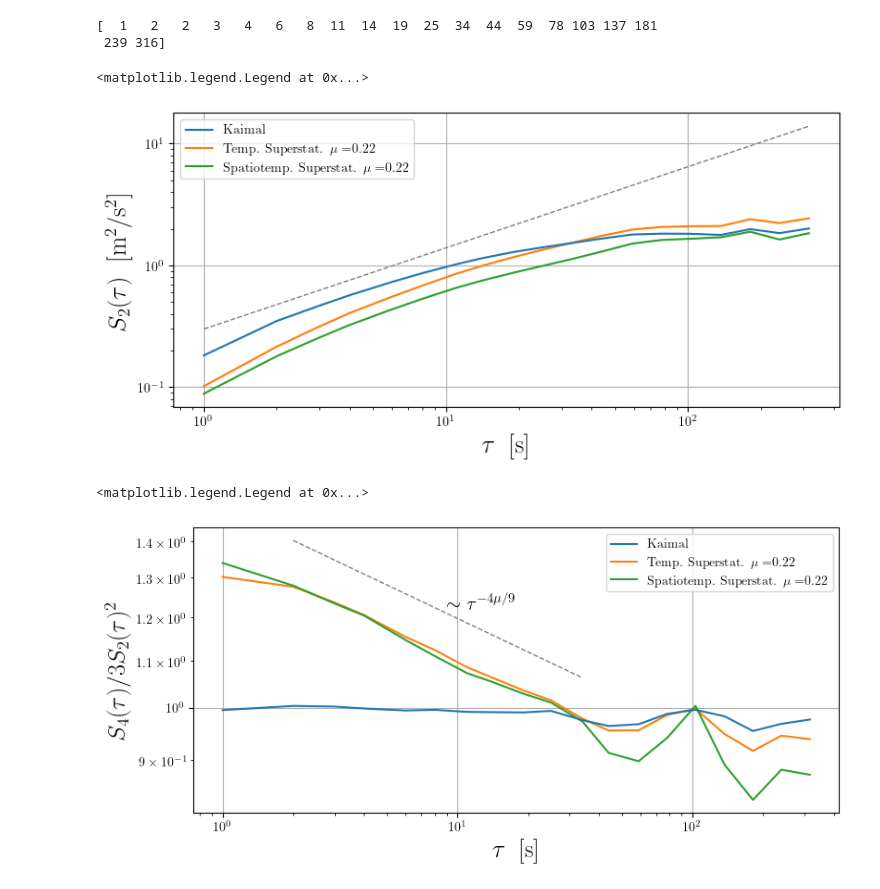
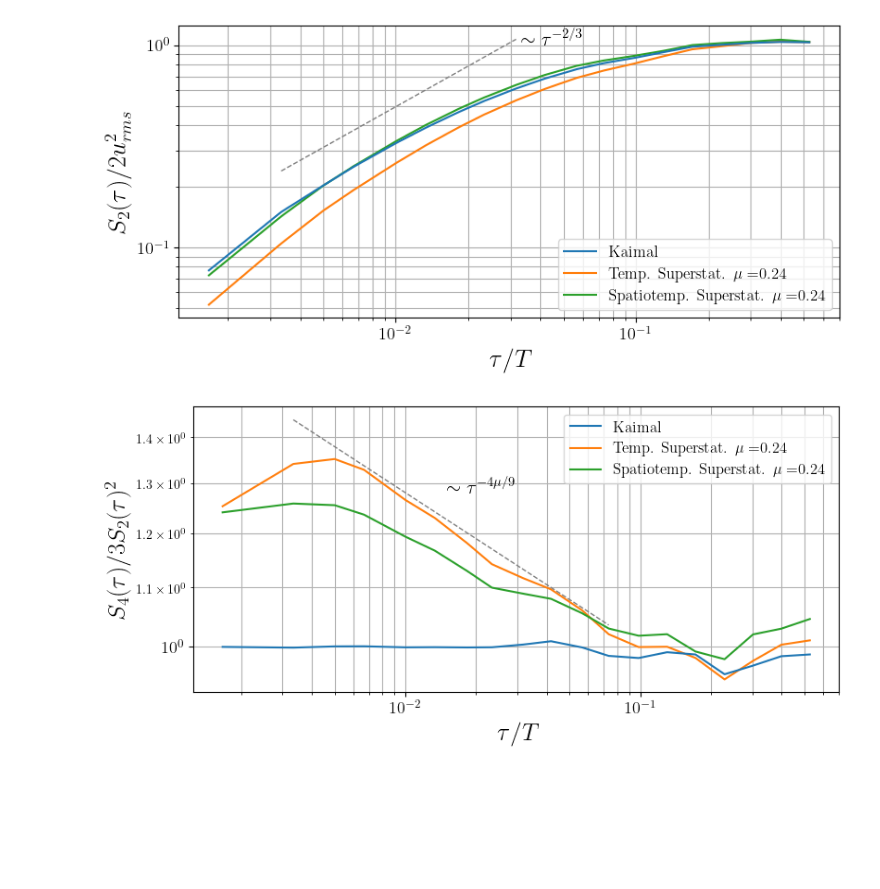
Before and after one commit to fiddir/pyforwind, a Jupyter notebook: examples/example_kaimal.ipynb, the cells around one changed output. Saved outputs shown, nothing was run; the diff lists cells and outputs as text; code cells hidden in the pictures; blank space fills up the shorter version.

```diff
--- a/examples/example_kaimal.ipynb
+++ b/examples/example_kaimal.ipynb
@@ -24,5 +15,4 @@ run ../pyforwind/pyforwind.py
 # %%
-N_T = 1024//2 # grid points in "temporal" direction
+N_T = 1024 # grid points in "temporal" direction
 N_rotor = 21 # rotor plane
-N_xi = 30#30 # number of realization in Gaussian scale mixture
 # %% [markdown]
@@ -42,13 +31,13 @@ tilde_L = tilde_T*V_hub
 # %%
-swf_gauss = SWF(L, mu, V_hub, (T, diam), (N_T, N_rotor), kind='gauss')
-swf_temporal = SWF(L, mu, V_hub, (T, diam), (N_T, N_rotor), kind='temporal')
-swf_spatiotemporal = SWF(L, mu, V_hub, (T, diam), (N_T, N_rotor), kind='spatiotemporal')
+swf_gauss = SWF(L, mu, V_hub, h_hub, (T, diam), (N_T, N_rotor), kind='gauss')
+swf_temporal = SWF(L, mu, V_hub, h_hub, (T, diam), (N_T, N_rotor), kind='temporal')
+swf_spatiotemporal = SWF(L, mu, V_hub, h_hub, (T, diam), (N_T, N_rotor), kind='spatiotemporal')
 realizations = 1 # number of realizations
 u_gauss = np.zeros((realizations, N_rotor, N_rotor, N_T))
 u_temporal = np.zeros((realizations, N_rotor, N_rotor, N_T))
 u_spatiotemporal = np.zeros((realizations, N_rotor, N_rotor, N_T))
+seed = 12
 for nn in range(realizations):
-    seed = 12
     u_gauss[nn] = swf_gauss.field(seed)
     u_temporal[nn] = swf_temporal.field(seed)
     u_spatiotemporal[nn] = swf_spatiotemporal.field(seed)
@@ -108,6 +98,8 @@ Text(0.5, 0, '$t\\;\\; \\textrm{[s]}$')
 # %%
 tau = np.logspace(0.2, 2.5, 20, dtype='int')
-print(tau)
+u_rms_gauss = np.std(u_gauss)
+u_rms_temporal = np.std(u_temporal)
+u_rms_spatiotemporal = np.std(u_spatiotemporal)
 struc_2_gauss = np.zeros(tau.size)
 struc_4_gauss = np.zeros(tau.size)
 struc_2_temporal = np.zeros(tau.size)
@@ -121,42 +113,44 @@ for rr in range(tau.size):
     struc_4_temporal[rr] = np.mean((np.roll(u_temporal, tau[rr], axis=3)-u_temporal)**4)
     struc_2_spatiotemporal[rr] = np.mean((np.roll(u_spatiotemporal, tau[rr], axis=3)-u_spatiotemporal)**2)
     struc_4_spatiotemporal[rr] = np.mean((np.roll(u_spatiotemporal, tau[rr], axis=3)-u_spatiotemporal)**4)
+u_hat_gauss = np.fft.rfft(u_gauss, axis=3, norm='ortho')
+u_hat_temporal = np.fft.rfft(u_temporal, axis=3, norm='ortho')
+u_hat_spatiotemporal = np.fft.rfft(u_spatiotemporal, axis=3, norm='ortho')
+spec_gauss = np.mean(np.abs(u_hat_gauss**2), axis=(0,1,2))
+spec_temporal = np.mean(np.abs(u_hat_temporal**2), axis=(0,1,2))
+spec_spatiotemporal = np.mean(np.abs(u_hat_spatiotemporal**2), axis=(0,1,2))
-# %% [output]
-[  1   2   2   3   4   6   8  11  14  19  25  34  44  59  78 103 137 181
- 239 316]
 # %%
-# second-order structure functions
-plt.rcParams["axes.grid"] = True
+# Plot second-order structure functions
 fig, ax = plt.subplots(figsize=(9, 4))
-ax.plot(tau, struc_2_gauss, label='Kaimal', color='C0',zorder=12)
-ax.plot(tau, struc_2_temporal, label='Temp. Superstat. $\\mu=$'+str(mu), color='C1')
-ax.plot(tau, struc_2_spatiotemporal, label='Spatiotemp. Superstat. $\\mu=$'+str(mu), color='C2')
+ax.loglog(tau/T, struc_2_gauss/u_rms_gauss**2/2., label='Kaimal', color='C0',zorder=12)
+ax.loglog(tau/T, struc_2_temporal/u_rms_temporal**2/2., label='Temp. Superstat. $\\mu=$'+str(mu), color='C1')
+ax.loglog(tau/T, struc_2_spatiotemporal/u_rms_spatiotemporal**2/2.,
+          label='Spatiotemp. Superstat. $\\mu=$'+str(mu), color='C2')
 ax.legend(fontsize=12)
-plt.ylabel('$S_2(\\tau)\;\; \\textrm{[m$^2$/s$^2$]}$', fontsize=19)
-plt.xlabel('$\\tau \;\; \\textrm{[s]}$', fontsize=19)
-plt.loglog(tau, 0.3*tau**(2/3.), color='grey', ls='dashed', lw=1)
-plt.legend()
+ax.set_ylabel('$S_2(\\tau)/2 u_{rms}^2$', fontsize=19)
+ax.set_xlabel('$\\tau/T$', fontsize=19)
+ax.text(20./T, 1., '$\\sim \\tau^{-2/3}$', fontsize=15)
+ax.loglog(tau[2:10]/T, 0.15*tau[2:10]**(2/3.), color='grey', ls='dashed', lw=1)
+ax.legend(fontsize=12)
+plt.xticks(fontsize=13)
+plt.yticks(fontsize=13)
+ax.grid(True, which='Both')
 # %% [output]
-<matplotlib.legend.Legend at 0x...>
-[figure, old version]
+[figure, new version]
 # %%
-# flatness
-plt.rcParams["axes.grid"] = True
+# Plot flatness of wind field fluctuations
 fig, ax = plt.subplots(figsize=(9, 4))
-ax.plot(tau, struc_4_gauss/(3.*struc_2_gauss**2), label='Kaimal', color='C0',zorder=12)
-ax.plot(tau, struc_4_temporal/(3.*struc_2_temporal**2), label='Temp. Superstat. $\\mu=$'+str(mu), color='C1')
-ax.plot(tau, struc_4_spatiotemporal/(3.*struc_2_spatiotemporal**2), label='Spatiotemp. Superstat. $\\mu=$'+str(mu), color='C2')
+ax.loglog(tau/T, struc_4_gauss/(3.*struc_2_gauss**2), label='Kaimal', color='C0',zorder=12)
+ax.loglog(tau/T, struc_4_temporal/(3.*struc_2_temporal**2), label='Temp. Superstat. $\\mu=$'+str(mu), color='C1')
+ax.loglog(tau/T, struc_4_spatiotemporal/(3.*struc_2_spatiotemporal**2), label='Spatiotemp. Superstat. $\\mu=$'+str(mu), color='C2')
+ax.loglog(tau[1:-7]/T, 1.55*tau[1:-7]**(-4.*mu/9.), color='grey', ls='dashed', lw=1)
+plt.xticks(fontsize=13)
+plt.yticks(fontsize=13)
+ax.text(9/T, 1.28, '$\\sim \\tau^{-4\\mu/9}$', fontsize=15)
+ax.set_ylabel('$S_4(\\tau)/3 S_2(\\tau)^2$', fontsize=19)
+ax.set_xlabel('$\\tau/T$', fontsize=19)
 ax.legend(fontsize=12)
-plt.ylabel('$S_4(\\tau)/3 S_2(\\tau)^2$', fontsize=19)
-plt.xlabel('$\\tau \;\; \\textrm{[s]}$', fontsize=19)
-plt.loglog(tau[1:-8], 1.5*tau[1:-8]**(-4.*mu/9.), color='grey', ls='dashed', lw=1)
-ax.text(9, 1.22, '$\\sim \\tau^{-4\\mu/9}$', fontsize=15)
-plt.legend()
-#plt.loglog(R_struc,struc_4/(3.*struc_2**2), label='Superstat $\\mu=0.24$', color='C0')
-#plt.loglog(R_struc,struc_4_gauss/(3.*struc_2_gauss**2), label='Kaimal', color='C2')
-#plt.loglog(R_struc, 2*R_struc**(-4*mu/9), color='black', ls='dashed')
-plt.legend()
+ax.grid(True, which='Both')
 # %% [output]
-<matplotlib.legend.Legend at 0x...>
-[figure, old version]
+[figure, new version]
 # %%
```
Also changed, not shown: parts of 17 cells of this notebook.
